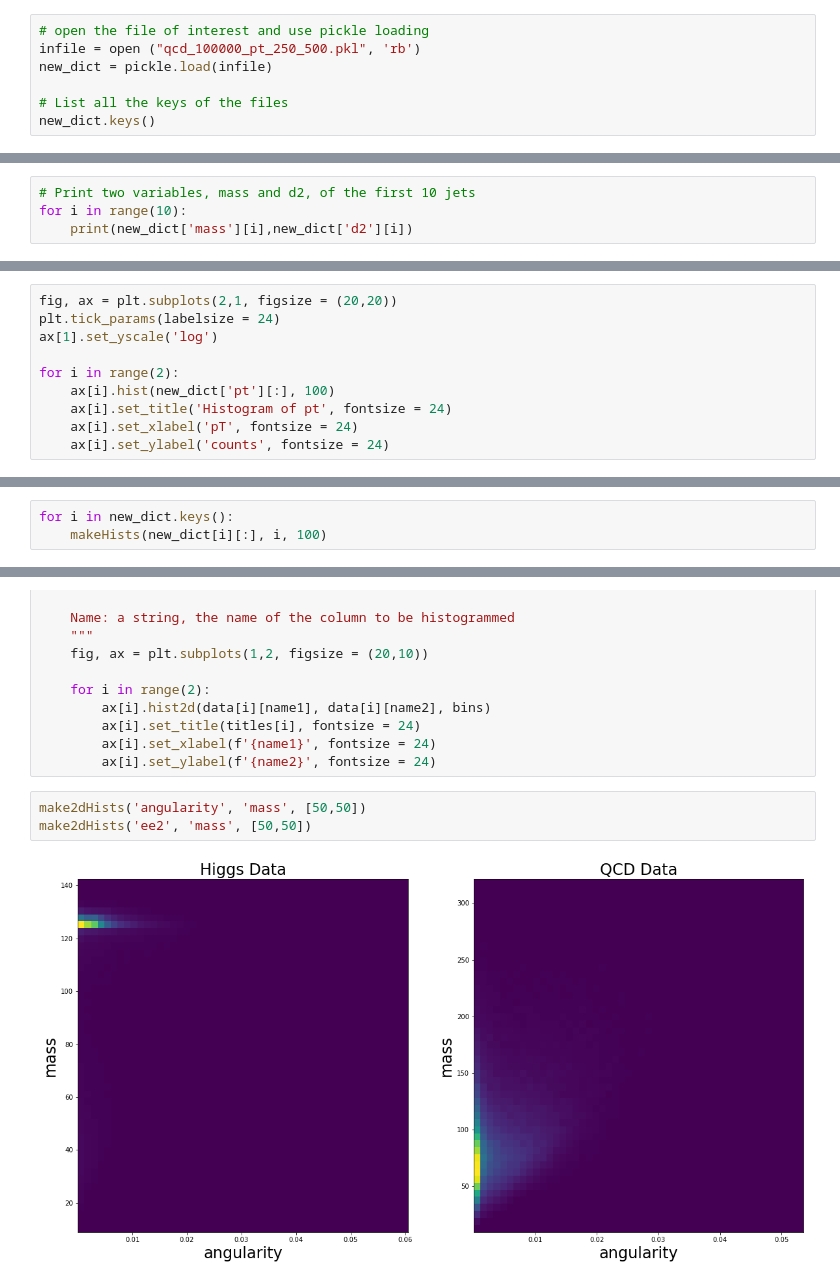
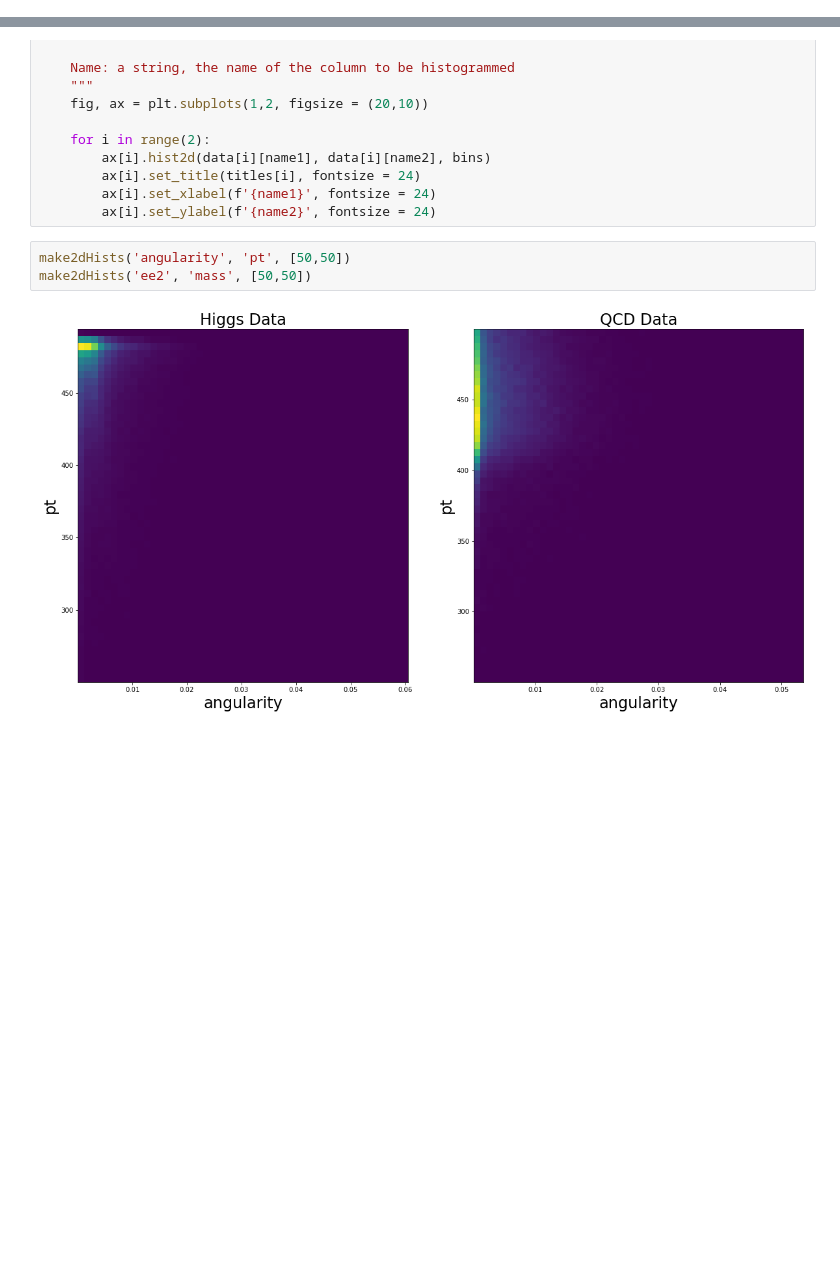
Before and after one commit to cmerrill11/Phys-434, a Jupyter notebook: Lab5.ipynb, the cells around one changed output, grey strips where cells are left out. Saved outputs shown, nothing was run; the diff lists cells and outputs as text; blank space fills up the shorter version.

```diff
--- a/Lab5.ipynb
+++ b/Lab5.ipynb
@@ -27,7 +0,0 @@ import pickle
-# %%
-# open the file of interest and use pickle loading
-infile = open ("qcd_100000_pt_250_500.pkl", 'rb')
-new_dict = pickle.load(infile)
-
-# List all the keys of the files
-new_dict.keys()
@@ -38,4 +0,0 @@ Index(['pt', 'eta', 'phi', 'mass', 'ee2', 'ee3', 'd2', 'angularity', 't1',
-# %%
-# Print two variables, mass and d2, of the first 10 jets
-for i in range(10):
-    print(new_dict['mass'][i],new_dict['d2'][i])
@@ -56,10 +0,0 @@ import matplotlib.pyplot as plt
-# %%
-fig, ax = plt.subplots(2,1, figsize = (20,20))
-plt.tick_params(labelsize = 24)
-ax[1].set_yscale('log')
-
-for i in range(2):
-    ax[i].hist(new_dict['pt'][:], 100)
-    ax[i].set_title('Histogram of pt', fontsize = 24)
-    ax[i].set_xlabel('pT', fontsize = 24)
-    ax[i].set_ylabel('counts', fontsize = 24)
@@ -96,3 +0,0 @@ makeHists(new_dict['eta'][:], 'eta', 100)
-# %%
-for i in new_dict.keys():
-    makeHists(new_dict[i][:], i, 100)
@@ -334,8 +159,8 @@ def make2dHists(name1, name2, bins):
         ax[i].set_xlabel(f'{name1}', fontsize = 24)
         ax[i].set_ylabel(f'{name2}', fontsize = 24)
 # %%
-make2dHists('angularity', 'mass', [50,50])
+make2dHists('angularity', 'pt', [50,50])
 make2dHists('ee2', 'mass', [50,50])
 # %% [output]
-[figure, old version]
+[figure, new version]
 [figure]
```
Also changed, not shown: parts of 21 cells of this notebook.
